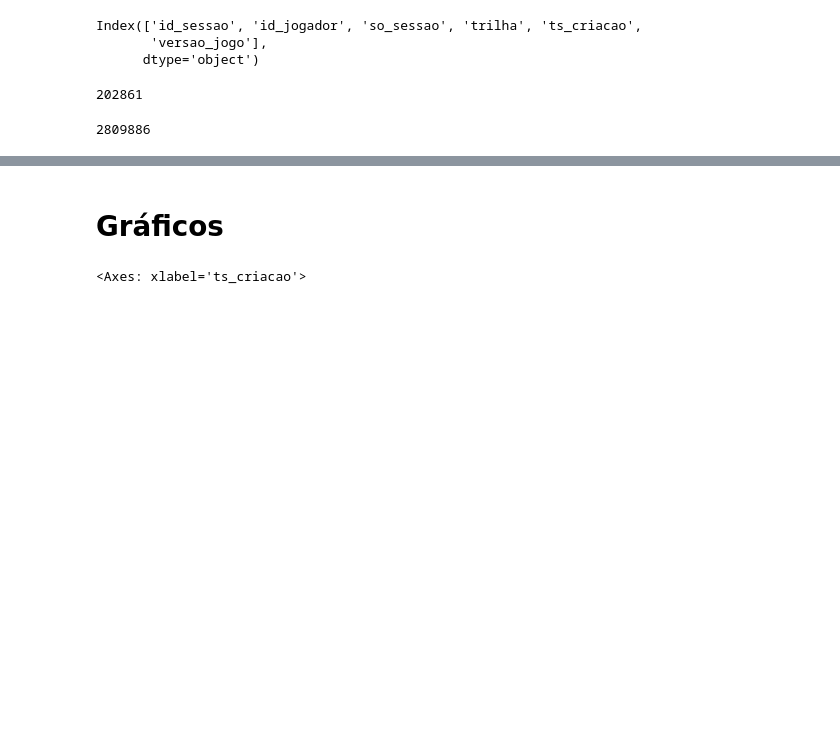
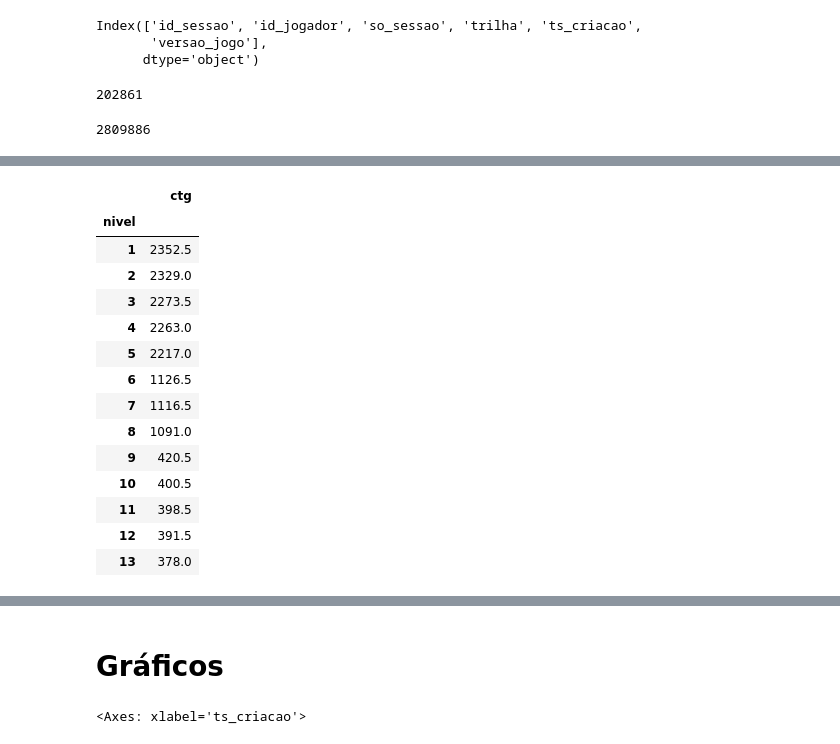
Before and after one commit to vinmir/workshop-gecap2, a Jupyter notebook: nb/poc_dados.ipynb, the cells around one changed output, grey strips where cells are left out. Drawn from its saved outputs; the diff is of its cells as text; code cells hidden in the pictures; blank space fills up the shorter version.

```diff
--- a/nb/poc_dados.ipynb
+++ b/nb/poc_dados.ipynb
@@ -226,0 +266,18 @@ df.to_sql('eventos_sessao',workshop_db_engine, if_exists='append', index=False)
+# %%
+df.loc['2025-02-11 14:30:00']
+# %% [output]
+|  | ctg |
+| nivel |  |
+| 1 | 2352.5 |
+| 2 | 2329.0 |
+| 3 | 2273.5 |
+| 4 | 2263.0 |
+| 5 | 2217.0 |
+| 6 | 1126.5 |
+| 7 | 1116.5 |
+| 8 | 1091.0 |
+| 9 | 420.5 |
+| 10 | 400.5 |
+| 11 | 398.5 |
+| 12 | 391.5 |
+| 13 | 378.0 |
```
Also changed, not shown: parts of 8 cells of this notebook.
